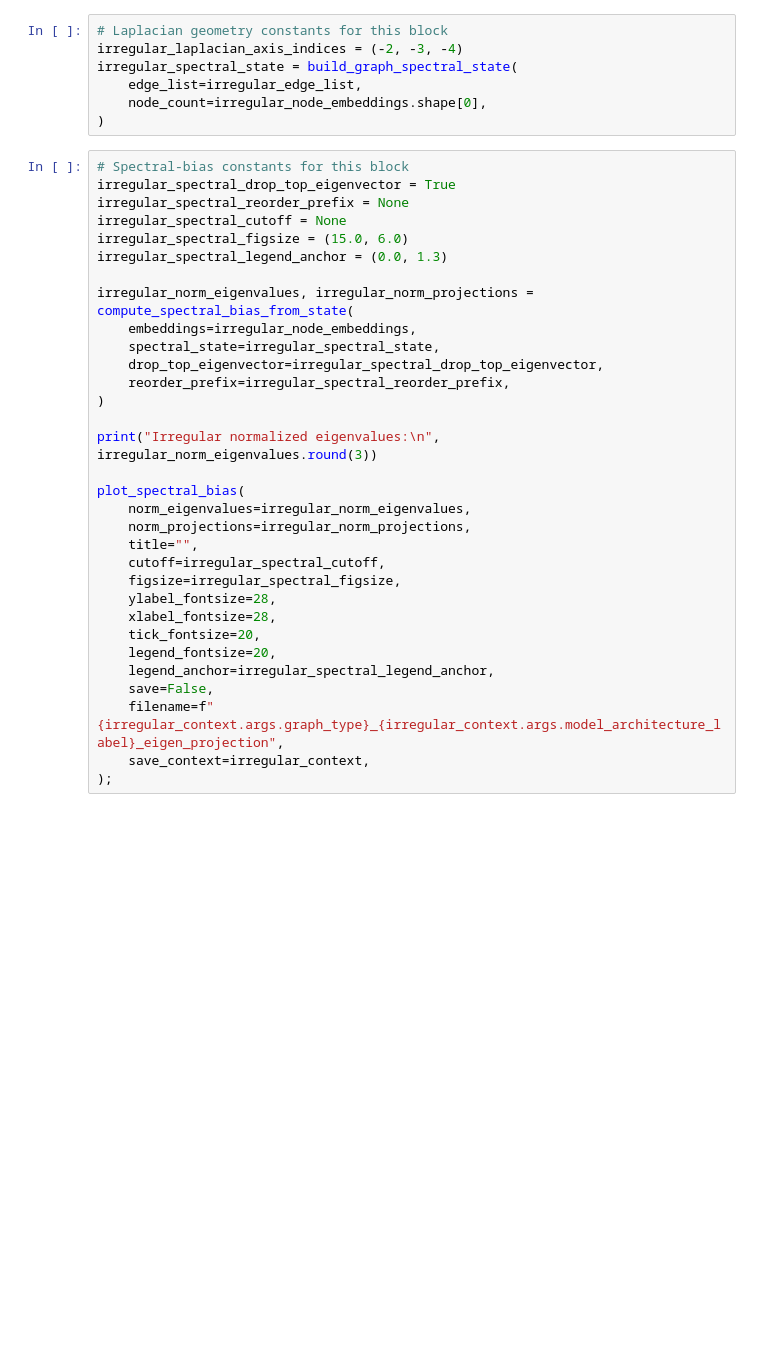
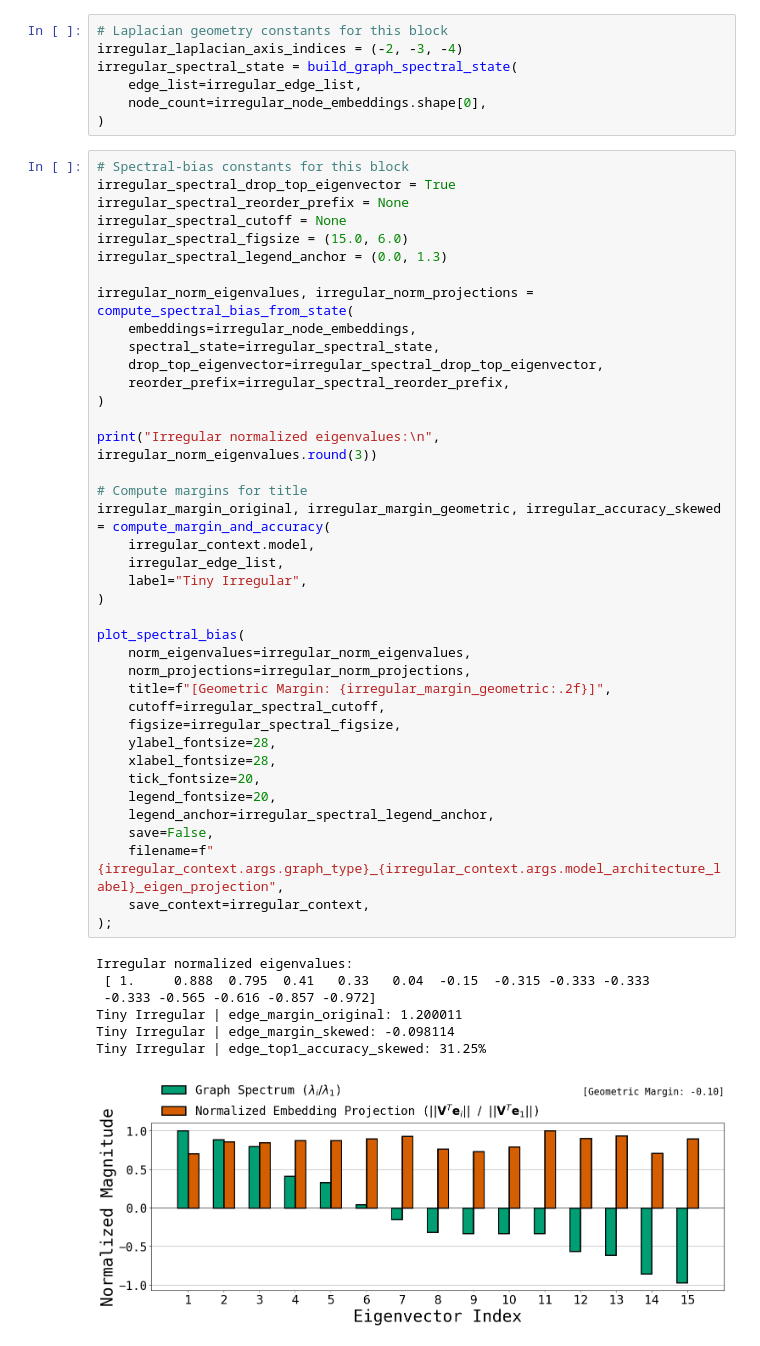
Before and after one commit to Shahriarnz14/Geometric_Memory, a Jupyter notebook: tiny_graphs_notebooks/experiment_notebooks/tiny_associative.ipynb, the cells around one changed output. Drawn from its saved outputs; the diff is of its cells as text; blank space fills up the shorter version.

```diff
--- a/tiny_graphs_notebooks/experiment_notebooks/tiny_associative.ipynb
+++ b/tiny_graphs_notebooks/experiment_notebooks/tiny_associative.ipynb
@@ -928,31 +1195,46 @@ irregular_spectral_state = build_graph_spectral_state(
 # Spectral-bias constants for this block
 irregular_spectral_drop_top_eigenvector = True
 irregular_spectral_reorder_prefix = None
 irregular_spectral_cutoff = None
 irregular_spectral_figsize = (15.0, 6.0)
 irregular_spectral_legend_anchor = (0.0, 1.3)
 
 irregular_norm_eigenvalues, irregular_norm_projections = compute_spectral_bias_from_state(
     embeddings=irregular_node_embeddings,
     spectral_state=irregular_spectral_state,
     drop_top_eigenvector=irregular_spectral_drop_top_eigenvector,
     reorder_prefix=irregular_spectral_reorder_prefix,
 )
 
 print("Irregular normalized eigenvalues:\n", irregular_norm_eigenvalues.round(3))
 
+# Compute margins for title
+irregular_margin_original, irregular_margin_geometric, irregular_accuracy_skewed = compute_margin_and_accuracy(
+    irregular_context.model,
+    irregular_edge_list,
+    label="Tiny Irregular",
+)
+
 plot_spectral_bias(
     norm_eigenvalues=irregular_norm_eigenvalues,
     norm_projections=irregular_norm_projections,
-    title="",
+    title=f"[Geometric Margin: {irregular_margin_geometric:.2f}]",
     cutoff=irregular_spectral_cutoff,
     figsize=irregular_spectral_figsize,
     ylabel_fontsize=28,
     xlabel_fontsize=28,
     tick_fontsize=20,
     legend_fontsize=20,
     legend_anchor=irregular_spectral_legend_anchor,
     save=False,
     filename=f"{irregular_context.args.graph_type}_{irregular_context.args.model_architecture_label}_eigen_projection",
     save_context=irregular_context,
 );
+# %% [output]
+Irregular normalized eigenvalues:
+ [ 1.     0.888  0.795  0.41   0.33   0.04  -0.15  -0.315 -0.333 -0.333
+ -0.333 -0.565 -0.616 -0.857 -0.972]
+Tiny Irregular | edge_margin_original: 1.200011
+Tiny Irregular | edge_margin_skewed: -0.098114
+Tiny Irregular | edge_top1_accuracy_skewed: 31.25%
+[figure, added]
```
Also changed, not shown: parts of 31 cells of this notebook.
